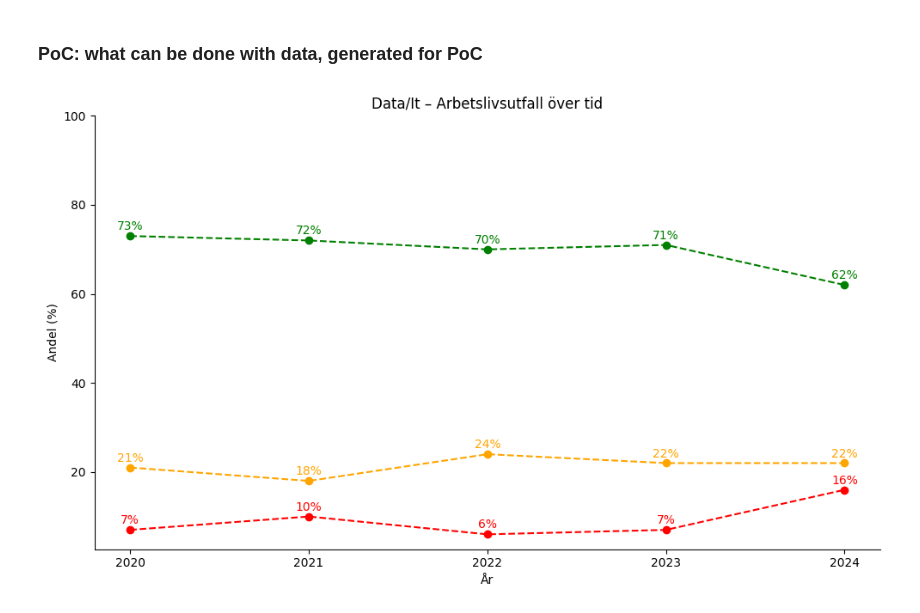
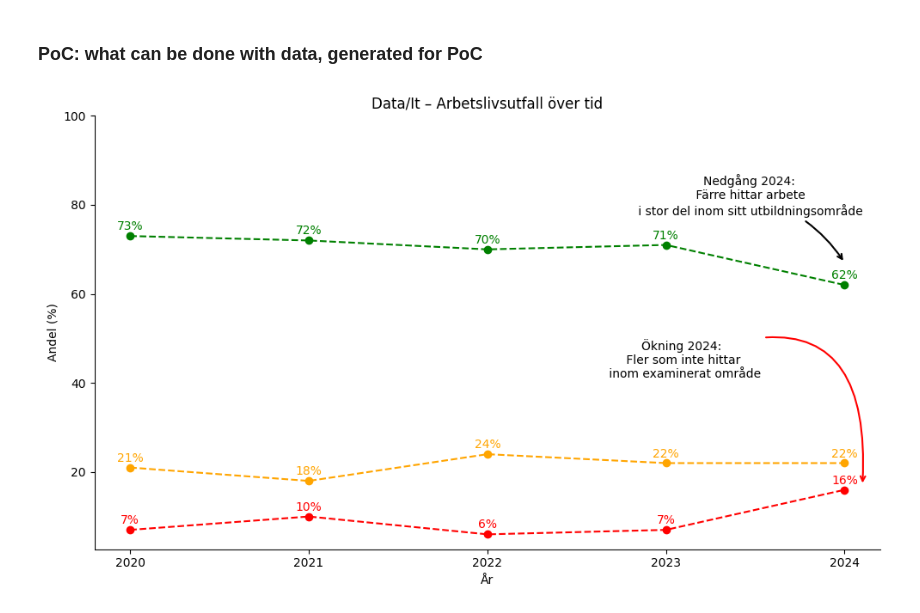
Before and after one commit to 964Code/The-Skool---Group-7, a Jupyter notebook: EDA/EDA_filip/EDA_arbete_eft_stud.ipynb, the cells around one changed output. Saved outputs shown, nothing was run; the diff lists cells and outputs as text; code cells hidden in the pictures.

```diff
--- a/EDA/EDA_filip/EDA_arbete_eft_stud.ipynb
+++ b/EDA/EDA_filip/EDA_arbete_eft_stud.ipynb
@@ -122,31 +122,64 @@ def plot_employment_outcomes(area, df_stor, df_viss, df_ej):
     fig, ax = plt.subplots(figsize=(10, 6))
 
     ax.plot(years, stor, label="Stor del inom yrket", color="green", marker="o", linestyle="--")
     ax.plot(years, viss, label="Viss del inom yrket", color="orange", marker="o", linestyle="--")
     ax.plot(years, ej, label="Ej inom yrket", color="red", marker="o", linestyle="--")
 
 
     for i, value in enumerate(stor):
         ax.annotate(f"{value:.0f}%", (i, value), textcoords="offset points", xytext=(0,5), ha='center', color='green')
     for i, value in enumerate(viss):
         ax.annotate(f"{value:.0f}%", (i, value), textcoords="offset points", xytext=(0,5), ha='center', color='orange')
     for i, value in enumerate(ej):
         ax.annotate(f"{value:.0f}%", (i, value), textcoords="offset points", xytext=(0,5), ha='center', color='red')
 
+    arrowprops_one = dict(
+        arrowstyle="->",
+        connectionstyle=f"arc3, rad=-.2",
+        linewidth=1.5,
+        color="black",
+    )
+
+    ax.annotate(
+        "Nedgång 2024:\n Färre hittar arbete\n i stor del inom sitt utbildningsområde",
+        xy=(4, 67),                 # x=index of year - Remember
+        xytext=(-80, 40),             # Offset above the point - Remember
+        textcoords="offset points",
+        arrowprops=arrowprops_one,
+        ha="center",
+        color="black"
+    )
+
+    arrowprops_two = dict(
+        arrowstyle="->",
+        connectionstyle=f"arc3, rad=-.8",
+        linewidth=1.5,
+        color="red",
+    )
+
+    ax.annotate(
+        "Ökning 2024: \n Fler som inte hittar \n inom examinerat område",
+        xy=(4.1, 17),         # x=index of year - Remember
+        xytext=(-150, 90),           # Offset above the point - Remember
+        textcoords="offset points",
+        arrowprops=arrowprops_two,
+        ha="center",
+        color="black"
+    )
 
     ax.set_title(f"{area.title()} – Arbetslivsutfall över tid")
     ax.set_xlabel("År")
     ax.set_ylim(top=100)
     ax.set_ylabel("Andel (%)")
     ax.grid(False)
 
     ax.spines["top"].set_visible(False)
     ax.spines["right"].set_visible(False)
 
     plt.tight_layout()
     plt.show()
 
 
 plot_employment_outcomes("data/It", df_stor, df_viss, df_ej)
 # %% [output]
-[figure, old version]
+[figure, new version]
```
